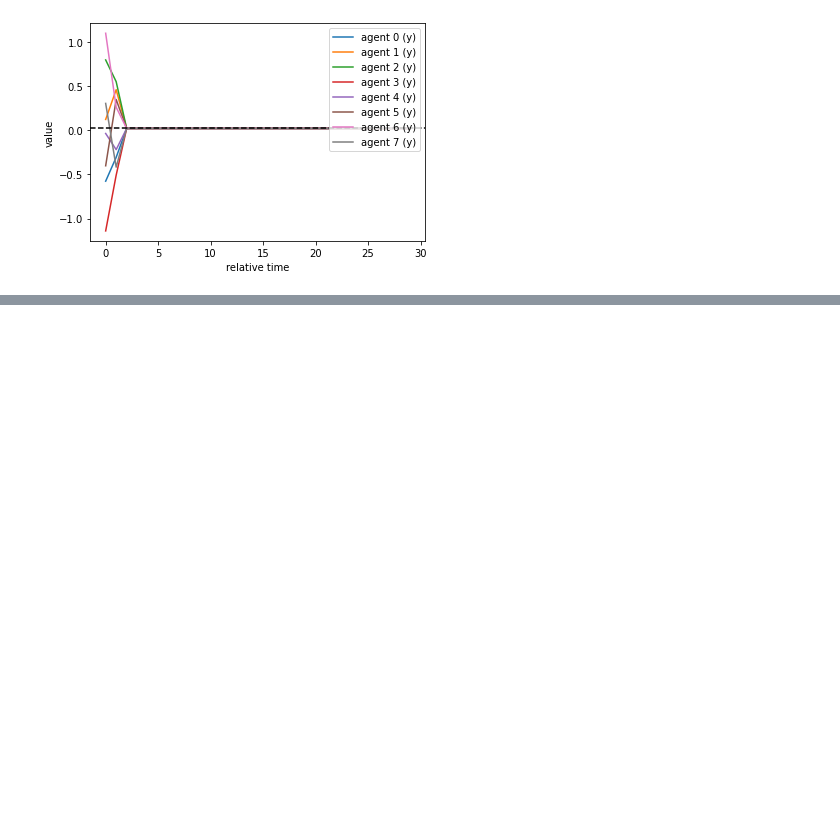
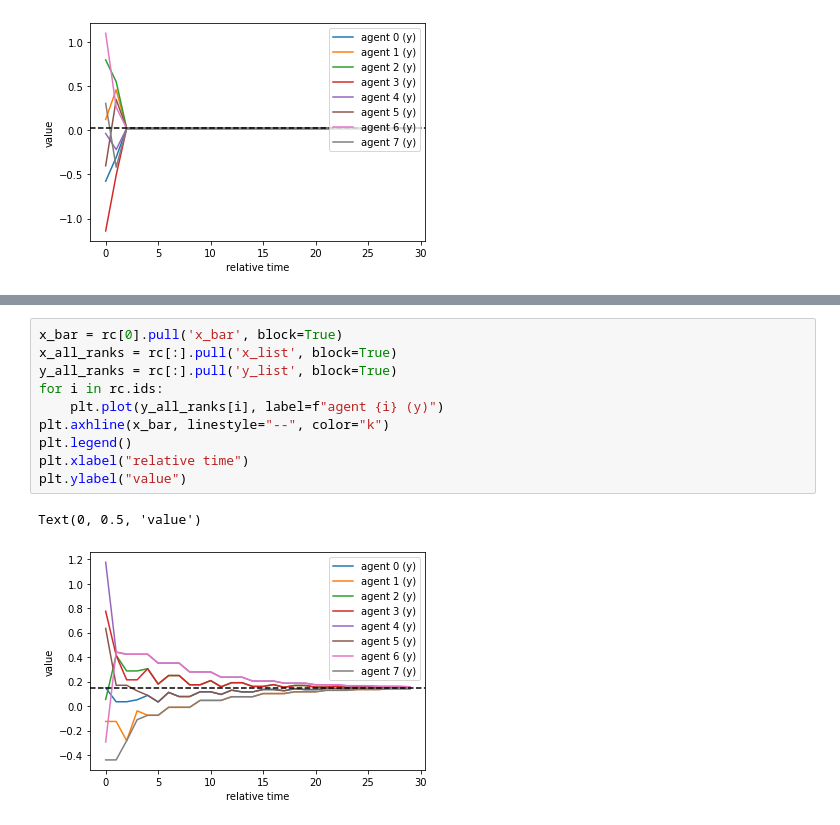
Before and after one commit to Bluefog-Lib/bluefog-tutorial, a Jupyter notebook: Section 5/Sec-5.4-Push-sum-algorithm-over-general-dynamic-topology.ipynb, the cells around one changed output, grey strips where cells are left out. Cells and saved outputs as stored; diff of their text form; blank space fills up the shorter version.

```diff
--- a/Section 5/Sec-5.4-Push-sum-algorithm-over-general-dynamic-topology.ipynb
+++ b/Section 5/Sec-5.4-Push-sum-algorithm-over-general-dynamic-topology.ipynb
@@ -162,0 +206,13 @@ For general case, we need to use column stochastic matrix. In this case, we shou
+# %%
+x_bar = rc[0].pull('x_bar', block=True)
+x_all_ranks = rc[:].pull('x_list', block=True)
+y_all_ranks = rc[:].pull('y_list', block=True)
+for i in rc.ids:
+    plt.plot(y_all_ranks[i], label=f"agent {i} (y)")
+plt.axhline(x_bar, linestyle="--", color="k")
+plt.legend()
+plt.xlabel("relative time")
+plt.ylabel("value")
+# %% [output]
+Text(0, 0.5, 'value')
+[figure, added]
```
Also changed, not shown: parts of 4 cells of this notebook, 2 other files.
